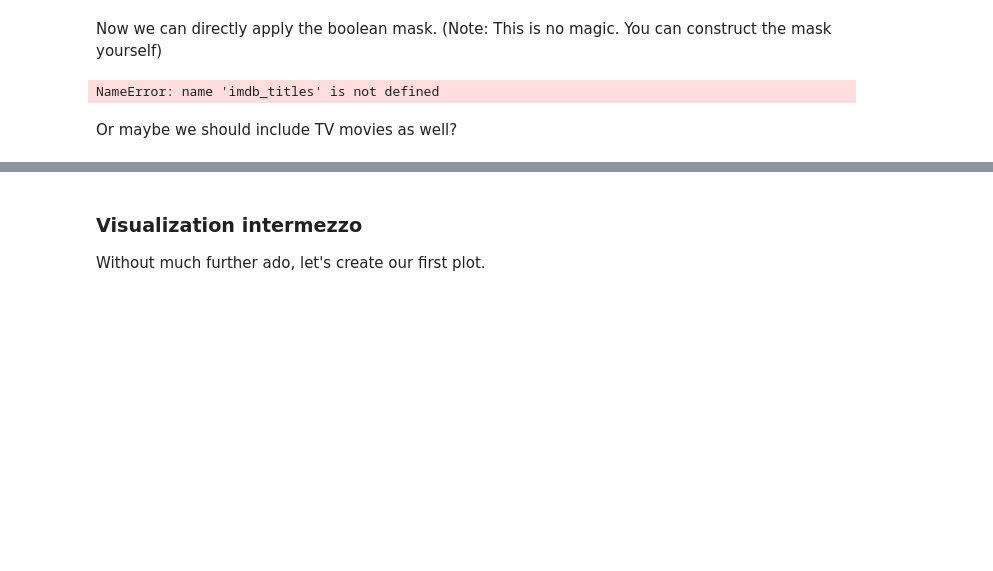
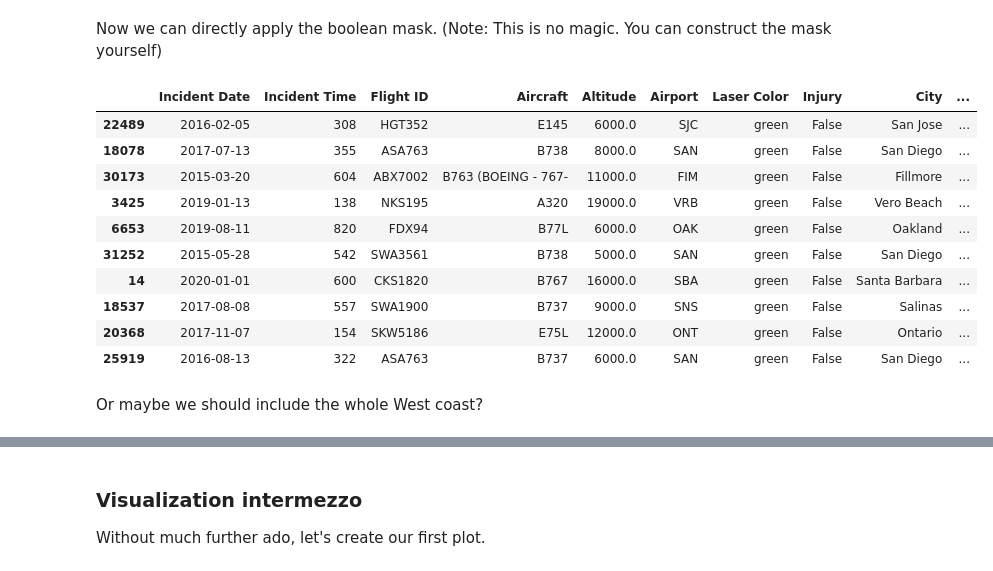
Before and after one commit to HiLASEPythonCourse/hilase-python-course-2021, a Jupyter notebook: 130_pandas_intro.ipynb, the cells around one changed output, grey strips where cells are left out. Cells and saved outputs as stored; diff of their text form; code cells hidden in the pictures; blank space fills up the shorter version.

```diff
--- a/130_pandas_intro.ipynb
+++ b/130_pandas_intro.ipynb
@@ -864,0 +887,3 @@ NameError: name 'imdb_titles' is not defined
+# %%
+is_california = laser_incidents.State == "California"
+is_california.sample(10)
@@ -865,10 +902,20 @@ NameError: name 'imdb_titles' is not defined
 # %% [markdown]
 Now we can directly apply the boolean mask. (Note: This is no magic. You can construct the mask yourself)
 # %%
-imdb_titles[is_movie].sample(10)
+laser_incidents[is_california].sample(10)
 # %% [output]
-NameError: name 'imdb_titles' is not defined
+|  | Incident Date | Incident Time | Flight ID | Aircraft | Altitude | Airport | Laser Color | Injury | City | ... |
+| 22489 | 2016-02-05 | 308 | HGT352 | E145 | 6000.0 | SJC | green | False | San Jose | ... |
+| 18078 | 2017-07-13 | 355 | ASA763 | B738 | 8000.0 | SAN | green | False | San Diego | ... |
+| 30173 | 2015-03-20 | 604 | ABX7002 | B763 (BOEING - 767- | 11000.0 | FIM | green | False | Fillmore | ... |
+| 3425 | 2019-01-13 | 138 | NKS195 | A320 | 19000.0 | VRB | green | False | Vero Beach | ... |
+| 6653 | 2019-08-11 | 820 | FDX94 | B77L | 6000.0 | OAK | green | False | Oakland | ... |
+| 31252 | 2015-05-28 | 542 | SWA3561 | B738 | 5000.0 | SAN | green | False | San Diego | ... |
+| 14 | 2020-01-01 | 600 | CKS1820 | B767 | 16000.0 | SBA | green | False | Santa Barbara | ... |
+| 18537 | 2017-08-08 | 557 | SWA1900 | B737 | 9000.0 | SNS | green | False | Salinas | ... |
+| 20368 | 2017-11-07 | 154 | SKW5186 | E75L | 12000.0 | ONT | green | False | Ontario | ... |
+| 25919 | 2016-08-13 | 322 | ASA763 | B737 | 6000.0 | SAN | green | False | San Diego | ... |
 # %% [markdown]
-Or maybe we should include TV movies as well?
+Or maybe we should include the whole West coast?
 # %%
 # isin takes an array of possible values
```
Also changed, not shown: parts of 130 cells of this notebook.
